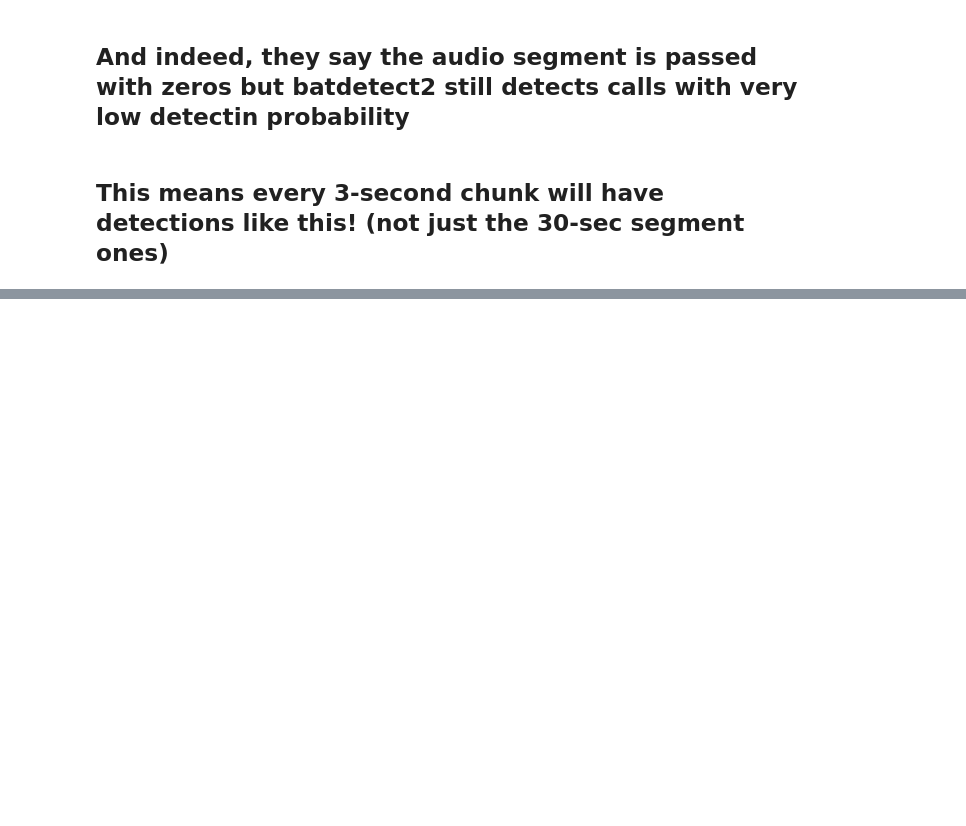
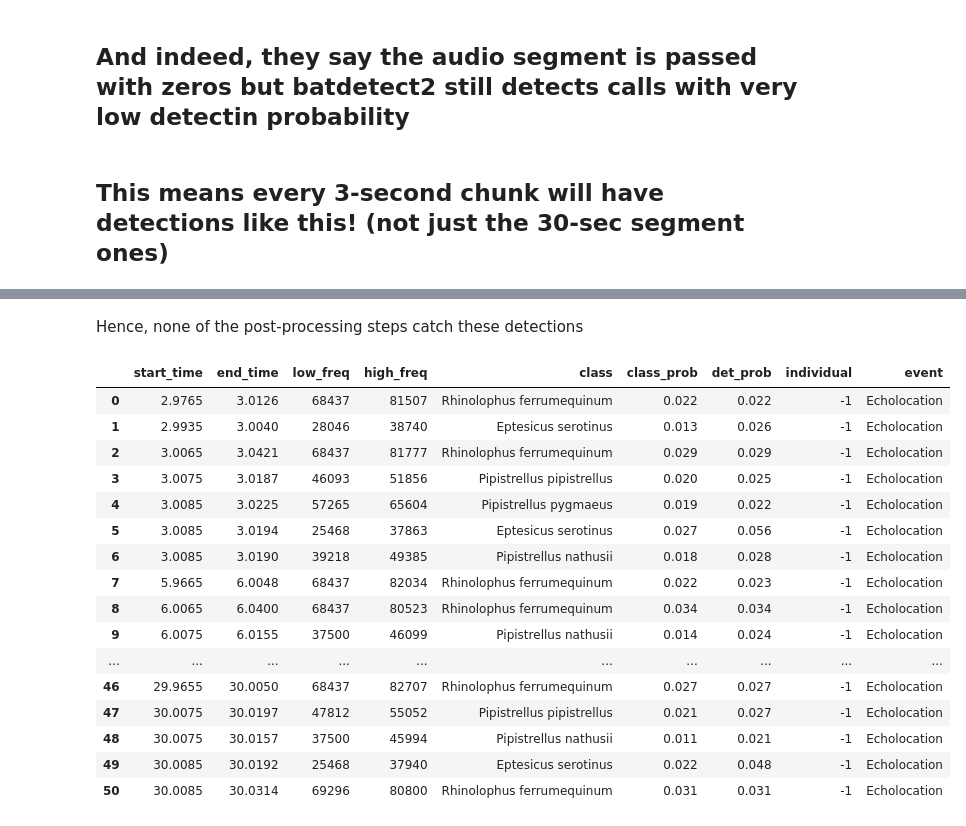
Before and after one commit to aditya-uw/bat-detector-msds, a Jupyter notebook: daily_notebooks/20250101__parallel_pipeline_debug_bd2_dets_incorrect_time.ipynb, the cells around one changed output, grey strips where cells are left out. Drawn from its saved outputs; the diff is of its cells as text; code cells hidden in the pictures; blank space fills up the shorter version.

```diff
--- a/daily_notebooks/20250101__parallel_pipeline_debug_bd2_dets_incorrect_time.ipynb
+++ b/daily_notebooks/20250101__parallel_pipeline_debug_bd2_dets_incorrect_time.ipynb
@@ -628,0 +927,34 @@ def pad_audio(
+# %%
+# loop through larger file and split into chunks
+chunk_time = last_chunk[0]
+audio = last_chunk[-1]
+# Run detection model on chunk
+pred_nms, features, spec = du._process_audio_array(
+    audio,
+    sampling_rate,
+    model,
+    config,
+    device,
+)
+num_rawdets = pred_nms['start_times'].shape[0]
+
+raw_dets = pd.DataFrame()
+for key in ['start_times', 'end_times', 'low_freqs', 'high_freqs', 'det_probs', 'x_pos', 'y_pos', 'bb_width', 'bb_height']:
+    raw_dets[key] = pred_nms[key]
+
+class_probs = []
+for i in range(num_rawdets):
+    class_probs_for_det = pred_nms['class_probs'][:,i]
+    class_probs.append(class_probs_for_det)
+raw_dets['class_probs'] = class_probs
+raw_dets['chunk_time'] = [chunk_time]*len(raw_dets)
+inscope_rawdets = raw_dets[raw_dets['end_times']<=audio.shape[0]/sampling_rate]
+outofscopes_rawdets = raw_dets[raw_dets['end_times']>=audio.shape[0]/sampling_rate]
+
+inscope_features = features[inscope_rawdets.index,:]
+inscope_pred_nms = dict()
+for key in pred_nms.keys():
+    if key == 'class_probs':
+        inscope_pred_nms[key] = pred_nms[key][:,inscope_rawdets.index]
+    else:
+        inscope_pred_nms[key] = pred_nms[key][inscope_rawdets.index]
@@ -628,0 +1282,7 @@ def pad_audio(
+# %%
+outofscope_results = outofscope_process_file(
+                    segment_example,
+                    model,
+                    config,
+                    device,
+                )
@@ -628,0 +1291,22 @@ def pad_audio(
+# %% [markdown]
+Hence, none of the post-processing steps catch these detections
+# %%
+pd.DataFrame(outofscope_results['pred_dict']['annotation'])
+# %% [output]
+|  | start_time | end_time | low_freq | high_freq | class | class_prob | det_prob | individual | event |
+| 0 | 2.9765 | 3.0126 | 68437 | 81507 | Rhinolophus ferrumequinum | 0.022 | 0.022 | -1 | Echolocation |
+| 1 | 2.9935 | 3.0040 | 28046 | 38740 | Eptesicus serotinus | 0.013 | 0.026 | -1 | Echolocation |
+| 2 | 3.0065 | 3.0421 | 68437 | 81777 | Rhinolophus ferrumequinum | 0.029 | 0.029 | -1 | Echolocation |
+| 3 | 3.0075 | 3.0187 | 46093 | 51856 | Pipistrellus pipistrellus | 0.020 | 0.025 | -1 | Echolocation |
+| 4 | 3.0085 | 3.0225 | 57265 | 65604 | Pipistrellus pygmaeus | 0.019 | 0.022 | -1 | Echolocation |
+| 5 | 3.0085 | 3.0194 | 25468 | 37863 | Eptesicus serotinus | 0.027 | 0.056 | -1 | Echolocation |
+| 6 | 3.0085 | 3.0190 | 39218 | 49385 | Pipistrellus nathusii | 0.018 | 0.028 | -1 | Echolocation |
+| 7 | 5.9665 | 6.0048 | 68437 | 82034 | Rhinolophus ferrumequinum | 0.022 | 0.023 | -1 | Echolocation |
+| 8 | 6.0065 | 6.0400 | 68437 | 80523 | Rhinolophus ferrumequinum | 0.034 | 0.034 | -1 | Echolocation |
+| 9 | 6.0075 | 6.0155 | 37500 | 46099 | Pipistrellus nathusii | 0.014 | 0.024 | -1 | Echolocation |
+| ... | ... | ... | ... | ... | ... | ... | ... | ... | ... |
+| 46 | 29.9655 | 30.0050 | 68437 | 82707 | Rhinolophus ferrumequinum | 0.027 | 0.027 | -1 | Echolocation |
+| 47 | 30.0075 | 30.0197 | 47812 | 55052 | Pipistrellus pipistrellus | 0.021 | 0.027 | -1 | Echolocation |
+| 48 | 30.0075 | 30.0157 | 37500 | 45994 | Pipistrellus nathusii | 0.011 | 0.021 | -1 | Echolocation |
+| 49 | 30.0085 | 30.0192 | 25468 | 37940 | Eptesicus serotinus | 0.022 | 0.048 | -1 | Echolocation |
+| 50 | 30.0085 | 30.0314 | 69296 | 80800 | Rhinolophus ferrumequinum | 0.031 | 0.031 | -1 | Echolocation |
```
Also changed, not shown: parts of 24 cells of this notebook.
